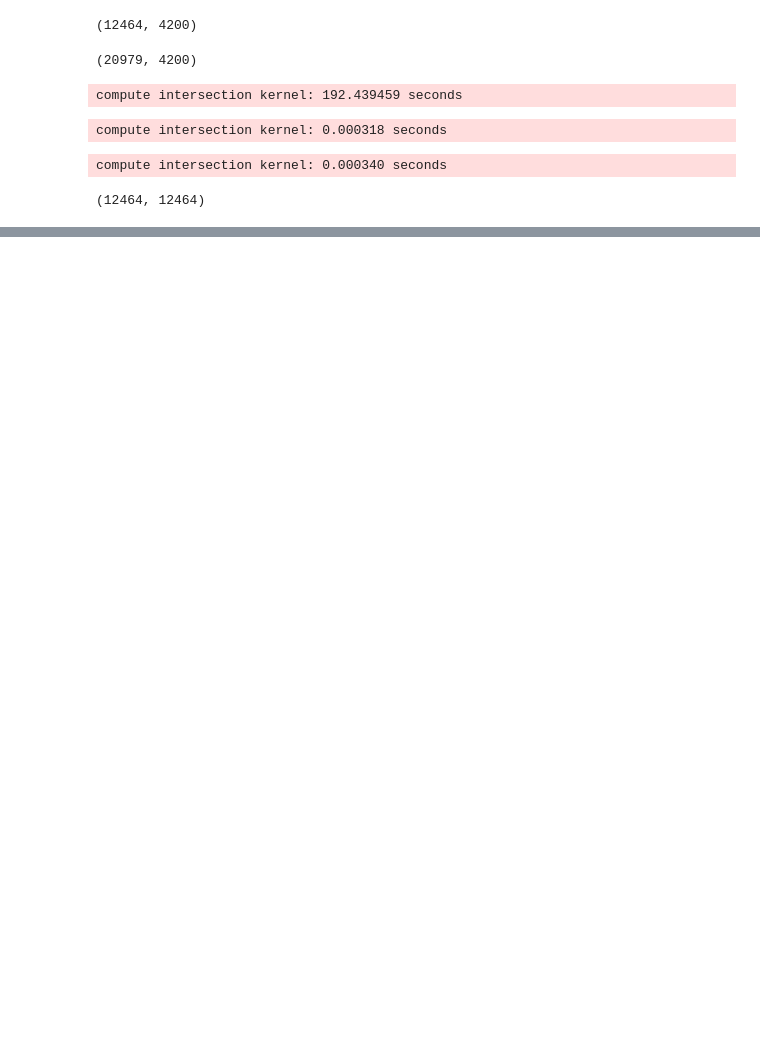
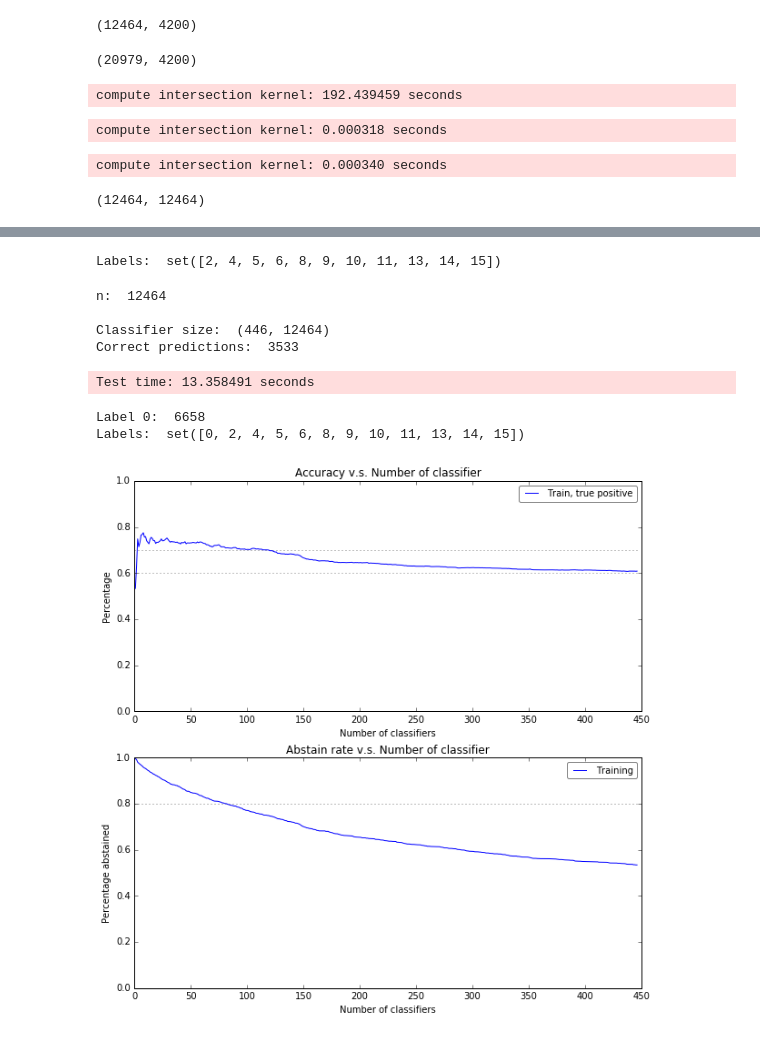
Before and after one commit to crankyboat/2016-brainstem, a Jupyter notebook: SIFT_SPM_adaboost.ipynb, the cells around one changed output, grey strips where cells are left out. Saved outputs shown, nothing was run; the diff lists cells and outputs as text; code cells hidden in the pictures; blank space fills up the shorter version.

```diff
--- a/SIFT_SPM_adaboost.ipynb
+++ b/SIFT_SPM_adaboost.ipynb
@@ -378,0 +387,4 @@ Abstain
+# %%
+t = time.time()
+ada.train(train_X, train_y, train_kernel)
+sys.stderr.write('Train time: %f seconds\n' % (time.time() - t)) # ~ 15s / 12k training data
@@ -378,0 +410,59 @@ Abstain
+# %%
+print 'Labels: ', set([h.label for h in ada.H])
+# %% [output]
+Labels:  set([2, 4, 5, 6, 8, 9, 10, 11, 13, 14, 15])
+# %%
+t = time.time()
+staged_pred_y = ada.predict_with_kernel(train_X, train_y, train_kernel)
+sys.stderr.write('Test time: %f seconds\n' % (time.time() - t)) # ~ 400s / 12k training data
+# %% [output]
+n:  12464
+
+Classifier size:  (446, 12464)
+Correct predictions:  3533
+Test time: 13.358491 seconds
+# %%
+final_y = staged_pred_y[-1]
+print 'Label 0: ', np.sum(final_y==0)
+print 'Labels: ', set(final_y)
+# %% [output]
+Label 0:  6658
+Labels:  set([0, 2, 4, 5, 6, 8, 9, 10, 11, 13, 14, 15])
+# %%
+train_tp=[];
+train_abstain_rate = [];
+n_training = len(staged_pred_y[0])
+for pred_y in staged_pred_y:
+    n_abstain = np.sum(pred_y==0);
+    n_tp_total = np.sum(pred_y!=0);
+    n_tp_correct = np.sum(pred_y==train_y);
+
+    train_tp.append(1.0 * n_tp_correct / n_tp_total);
+    train_abstain_rate.append(1.0 * n_abstain / n_training);
+# %%
+n_clf = len(ada.H);
+plt.figure(figsize=(10,10));
+plt.subplot(211);
+plt.title("Accuracy v.s. Number of classifier");
+plt.xlabel("Number of classifiers");
+plt.ylabel("Percentage");
+plt.ylim([0.0, 1.0]);
+plt.plot(range(1, n_clf + 1), train_tp, label='Train, true positive');
+# plt.plot(range(1, n_clf + 1), test_staged_tp, label='Test, true positive');
+# plt.plot(range(1, n_clf + 1), train_staged_fp, label='Train, bg false positive');
+# plt.plot(range(1, n_clf + 1), test_staged_fp, label='Test, bg false positive');
+plt.legend(loc='best', fancybox=True, framealpha=0.5, fontsize=10);
+plt.hlines(0.7, 0, n_clf, linestyles=':', color='grey');
+plt.hlines(0.6, 0, n_clf, linestyles=':', color='grey');
+
+plt.subplot(212);
+plt.title("Abstain rate v.s. Number of classifier");
+plt.xlabel("Number of classifiers");
+plt.ylabel("Percentage abstained");
+plt.ylim([0.0, 1.0]);
+plt.plot(range(1, n_clf + 1), train_abstain_rate, label='Training');
+# plt.plot(range(1, n_clf + 1), test_abstain_rate, label='Testing');
+plt.legend(loc='best', fancybox=True, framealpha=0.5, fontsize=10);
+plt.hlines(0.8, 0, n_clf, linestyles=':', color='grey');
+# %% [output]
+[figure, added]
```
Also changed, not shown: parts of 10 cells of this notebook.
